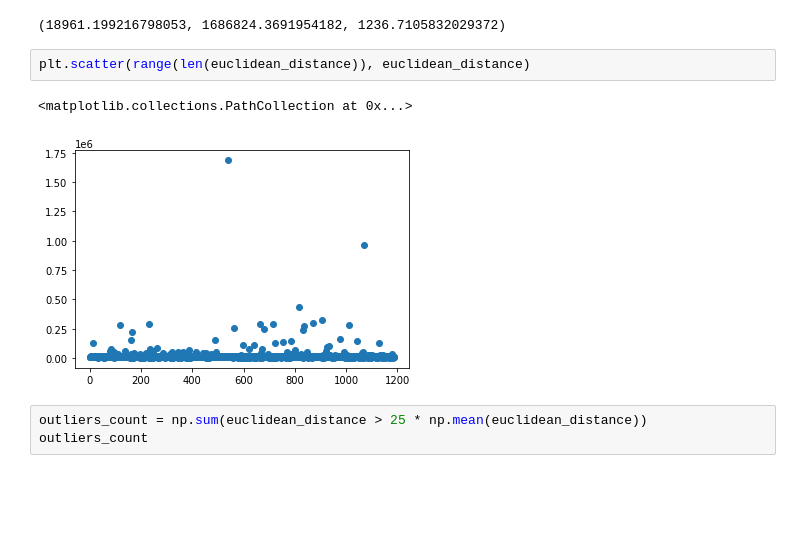
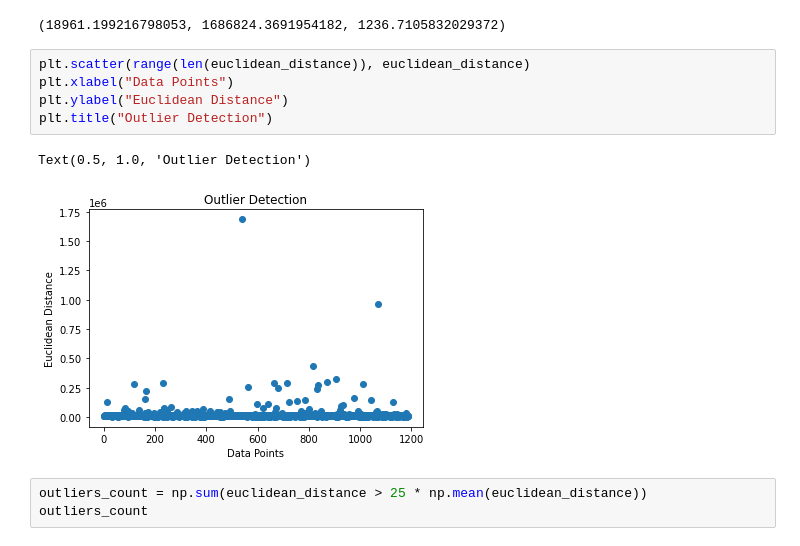
Before and after one commit to CyberKnight1803/FoDS_Assigments, a Jupyter notebook: Assignment-2/models.ipynb, the cells around one changed output. Cells and saved outputs as stored; diff of their text form; blank space fills up the shorter version.

Commit message:
outlier plot

```diff
--- a/Assignment-2/models.ipynb
+++ b/Assignment-2/models.ipynb
@@ -62,9 +62,12 @@ np.mean(euclidean_distance), np.max(euclidean_distance), np.min(euclidean_distan
 (18961.199216798053, 1686824.3691954182, 1236.7105832029372)
 # %%
 plt.scatter(range(len(euclidean_distance)), euclidean_distance)
+plt.xlabel("Data Points")
+plt.ylabel("Euclidean Distance")
+plt.title("Outlier Detection")
 # %% [output]
-<matplotlib.collections.PathCollection at 0x...>
+Text(0.5, 1.0, 'Outlier Detection')
-[figure, old version]
+[figure, new version]
 # %%
 outliers_count = np.sum(euclidean_distance > 25 * np.mean(euclidean_distance))
 outliers_count
```
